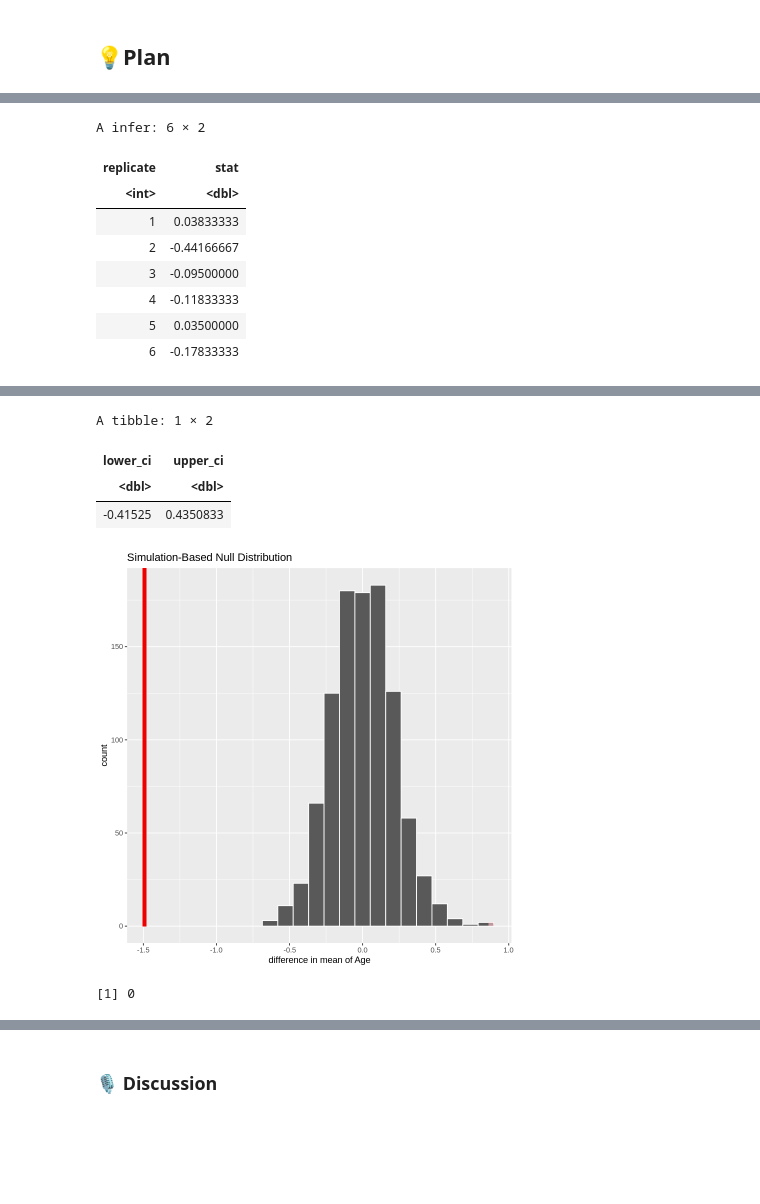
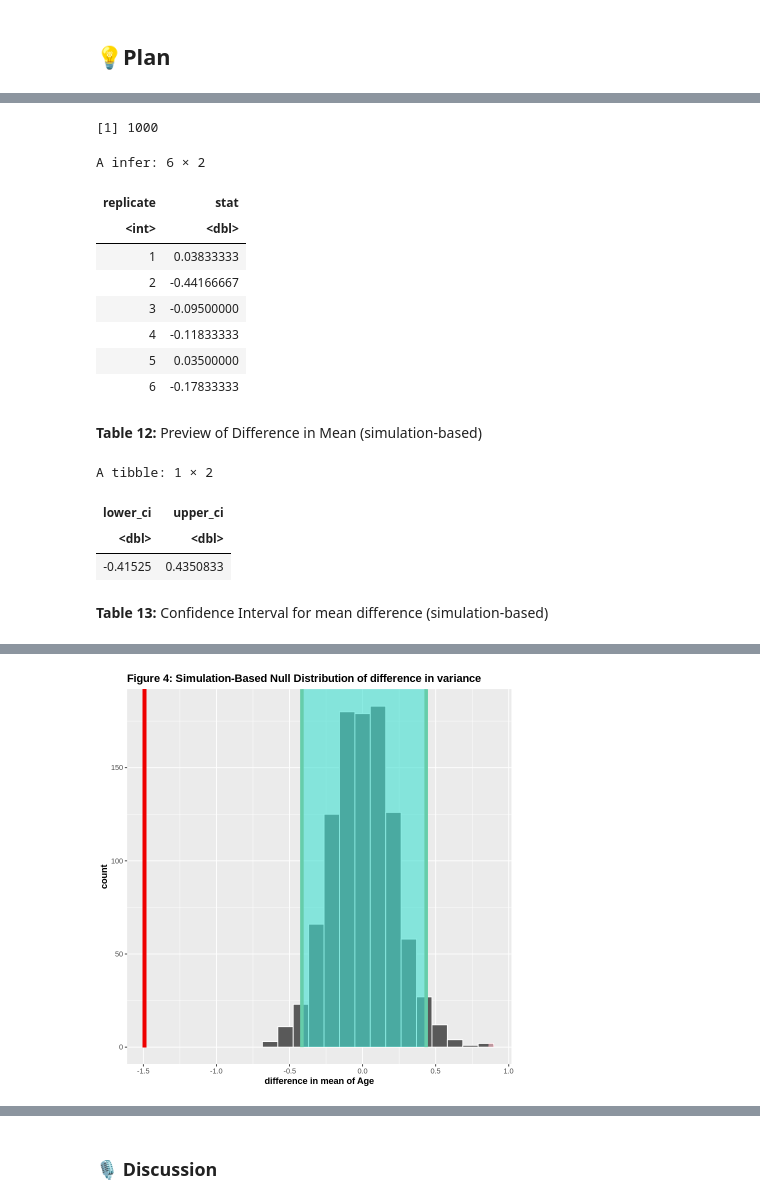
Before and after one commit to aron-bram/STAT-201-2023W1-GROUP-6, a Jupyter notebook: project-final-report.ipynb, the cells around one changed output, grey strips where cells are left out. Cells and saved outputs as stored; diff of their text form; code cells hidden in the pictures; blank space fills up the shorter version.

Commit message:
did methods (simulation and theory based)

```diff
--- a/project-final-report.ipynb
+++ b/project-final-report.ipynb
@@ -198,10 +192,10 @@ A tibble: 6 × 3
 <b>Table 5:</b> Sample of Female atheletes from filtered football dataset
 # %%
 # combining sample for each gender and simplifying it as we don't care about medals won
-sample <- rbind(male_sample,female_sample) %>%
+football_sample <- rbind(male_sample,female_sample) %>%
             ungroup() %>%
             select(-c(Medal))
-head(sample)
+head(football_sample)
 # %% [output]
 A tibble: 6 × 2
 | Sex | Age |
@@ -316,11 +284,11 @@ sd_female_obs
 # %%
 observed_stat <- data.frame(
-    male_sd = sd_men_obs,
-    female_sd = sd_female_obs,
-    male_mean = mean(football_sample_men$Age),
-    female_mean = mean(football_sample_female$Age),
-    obs_mean_difference = mean(football_sample_men$Age)-mean(football_sample_female$Age),
-    obs_sd_difference = sd_men_obs-sd_female_obs)
+    male_variance = var(male_sample$Age),
+    female_variance = var(female_sample$Age),
+    male_mean = mean(male_sample$Age),
+    female_mean = mean(female_sample$Age),
+    obs_mean_difference = mean(male_sample$Age)-mean(female_sample$Age), #male-female
+    obs_variance_difference = var(male_sample$Age)-var(female_sample$Age)) #male-female
 observed_stat
 # %% [output]
 A data.frame: 1 × 6
@@ -357,15 +446,16 @@ This would help us conclude that age does in fact play a role in the performance
 # %%
-set.seed(4321)
+set.seed(4321)# do not change
 # Bootstrapping for estimating Mean Age of Male Football Athletes - Mean Age of Female Football Athletes
 football_mean_diff <- football_sample %>%
                     specify(formula=Age ~ Sex)%>%
                     hypothesize(null = "independence") %>%
                     generate(reps=1000, type = "permute")%>%
                     calculate(stat="diff in means", order = c('M','F'))
-
+print(nrow(football_mean_diff))
 head(football_mean_diff)
 # %% [output]
-A infer: 6 × 2
+[1] 1000
+A infer: 6 × 2
 | replicate | stat |
 | <int> | <dbl> |
 | 1 | 0.03833333 |
@@ -374,17 +464,27 @@ A infer: 6 × 2
 | 4 | -0.11833333 |
 | 5 | 0.03500000 |
 | 6 | -0.17833333 |
+# %% [markdown]
+<b>Table 12:</b> Preview of Difference in Mean (simulation-based)
+# %%
+mean_diff_ci <- football_mean_diff%>%
+get_confidence_interval(level = 0.95)
+
+mean_diff_ci
+# %% [output]
+A tibble: 1 × 2
+| lower_ci | upper_ci |
+| <dbl> | <dbl> |
+| -0.41525 | 0.4350833 |
+# %% [markdown]
+<b>Table 13:</b> Confidence Interval for mean difference (simulation-based)
 # %%
-p_value_mean = football_mean_diff %>% get_p_value(obs_stat = observed_stat$obs_mean_difference, direction = "both")
-
 shade_mean_diff <- football_mean_diff %>%
                         visualize() +
+                        shade_ci(endpoints = mean_diff_ci) +
                         shade_p_value(observed_stat$obs_mean_difference, direction = "both")+
-                        labs(x = "difference in mean of Age")
+                        labs(x = "difference in mean of Age")+
+                        ggtitle("Figure 4: Simulation-Based Null Distribution of difference in variance")+
+                        theme(title = element_text(face = "bold"))
 shade_mean_diff
-
-mean_diff_ci <- football_mean_diff%>%
-get_confidence_interval(level = 0.95)
-
-mean_diff_ci
 # %% [output]
@@ -393,9 +491 @@ Warning message:
-A tibble: 1 × 2
-| lower_ci | upper_ci |
-| <dbl> | <dbl> |
-| -0.41525 | 0.4350833 |
-[figure, old version]
+[figure, new version]
-# %%
-p_value_mean$p_value[1]
-# %% [output]
-[1] 0
```
Also changed, not shown: parts of 47 cells of this notebook.
